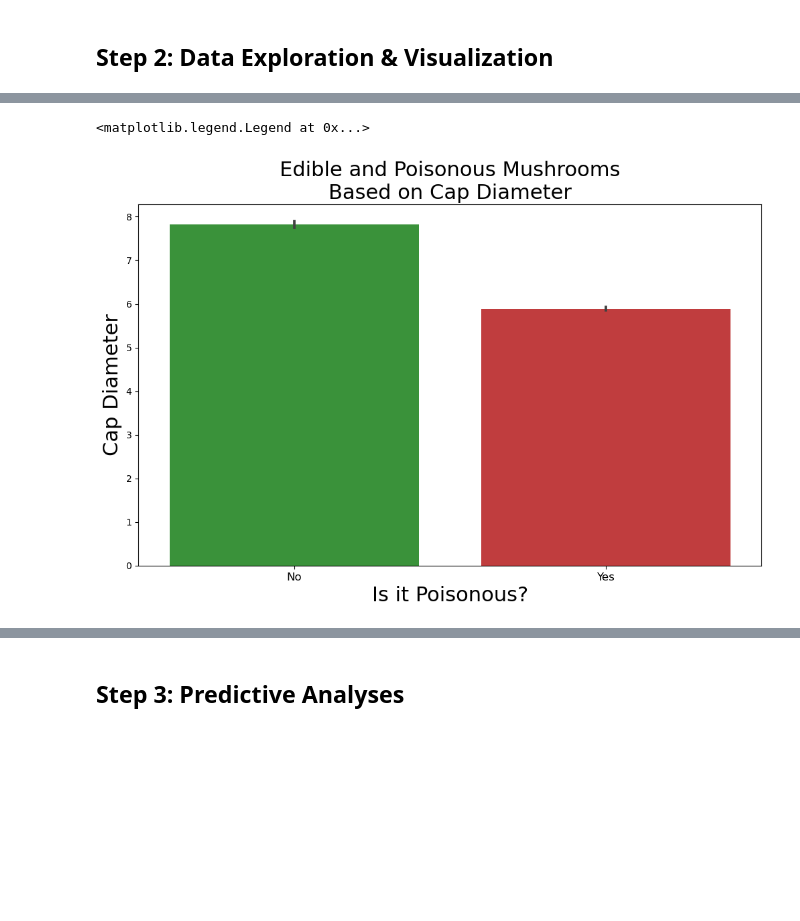
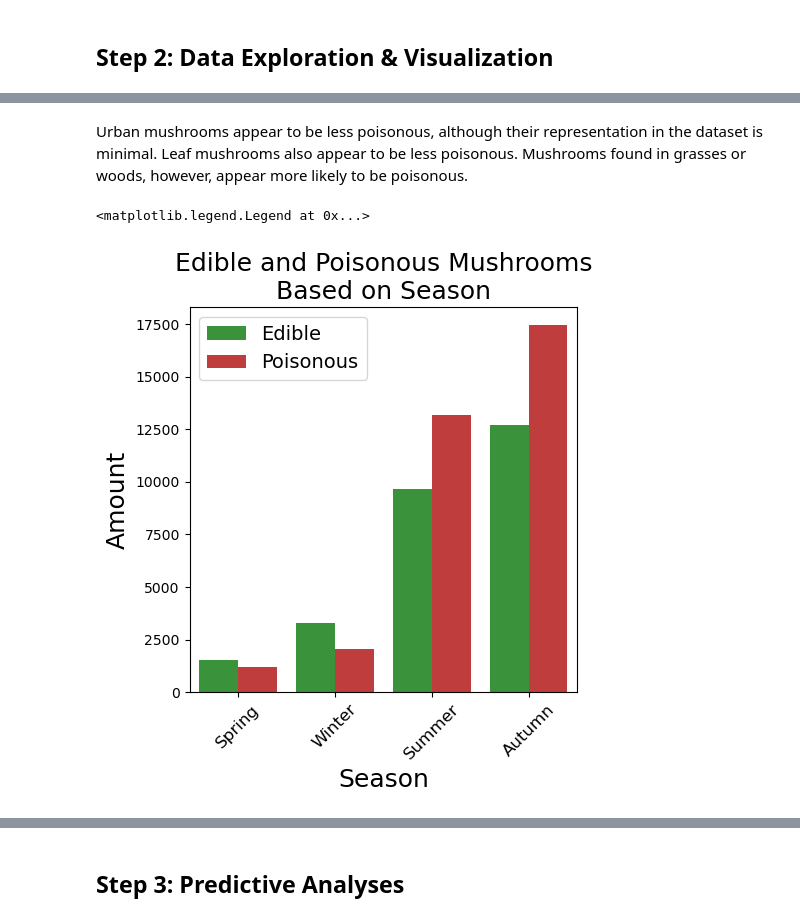
Before and after one commit to tmbiro/Project-4, a Jupyter notebook: Mushroom_Classification_tif.ipynb, the cells around one changed output, grey strips where cells are left out. Drawn from its saved outputs; the diff is of its cells as text; code cells hidden in the pictures; blank space fills up the shorter version.

```diff
--- a/Mushroom_Classification_tif.ipynb
+++ b/Mushroom_Classification_tif.ipynb
@@ -180,37 +468,46 @@ ax.legend(('Edible','Poisonous'),fontsize=17)
+# %% [markdown]
+Urban mushrooms appear to be less poisonous, although their representation in the dataset is minimal. Leaf mushrooms also appear to be less poisonous. Mushrooms found in grasses or woods, however, appear more likely to be poisonous.
 # %%
-# Check how cap diameter influences whether the mushroom is poisonous or not
-fig, ax = plt.subplots(figsize=(12,7))
+# Check how season influence whether the mushroom is poisonous or not
+fig, ax = plt.subplots(figsize=(5,5))
+
+# Set palette
+palette = sns.color_palette()
 
 # Plot data
-sns.barplot(data=clean,
-            x="class",
-            y="cap-diameter",
-            hue="class",
-            palette={
-                "e":palette[2],
-                "p":palette[3]
-                },
-            dodge=False,
-            estimator=np.mean
-            )
+sns.countplot(
+    data=clean,
+    x="season",
+    hue="class",
+    order=clean['season'].value_counts(ascending=True).index,
+    palette={
+        "e":palette[2],
+        "p":palette[3]
+        }
+    )
 
 # Set x-axis
-ax.set_xlabel("Is it Poisonous?",fontsize=22)
+ax.set_xlabel("Season",fontsize=18)
 
 # Set y-axis
-ax.set_ylabel('Cap Diameter',fontsize=22)
+ax.set_ylabel('Amount',fontsize=18)
 
 # Add title
-ax.set_title('Edible and Poisonous Mushrooms\nBased on Cap Diameter',fontsize=22)
+ax.set_title('Edible and Poisonous Mushrooms\nBased on Season',fontsize=18)
 
 # Set x-labels
 ax.set_xticklabels(
-    ('No',
-     'Yes'
-     ),fontsize = 12)
+    ('Spring',
+     'Winter',
+     'Summer',
+     'Autumn'
+     ),
+     fontsize = 12,
+     rotation = 45
+     )
 
-# Remove legend
-ax.legend([],[], frameon=False)
+# Set legend
+ax.legend(('Edible','Poisonous'),fontsize=14)
 # %% [output]
 <matplotlib.legend.Legend at 0x...>
-[figure, old version]
+[figure, new version]
```
Also changed, not shown: parts of 25 cells of this notebook.
